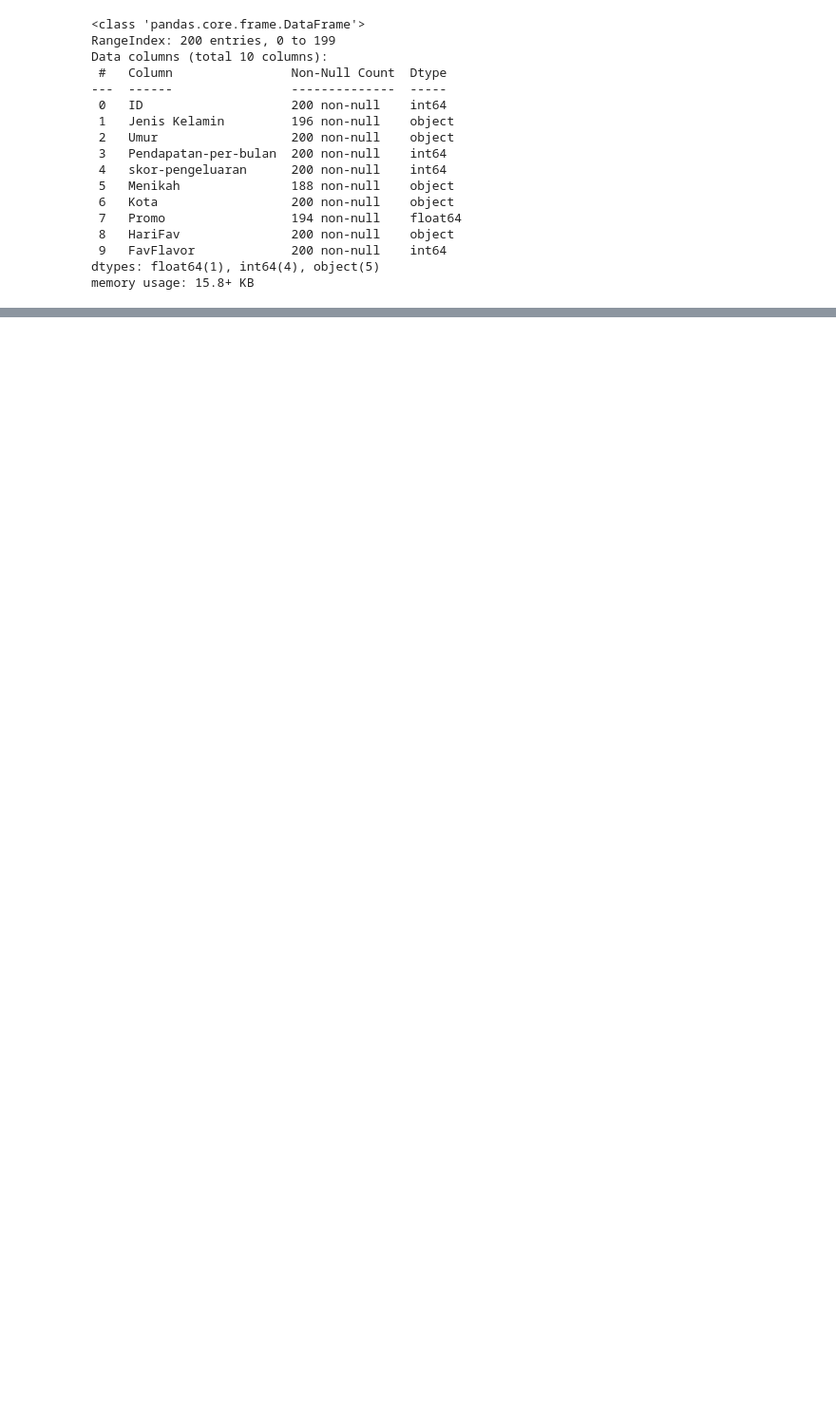
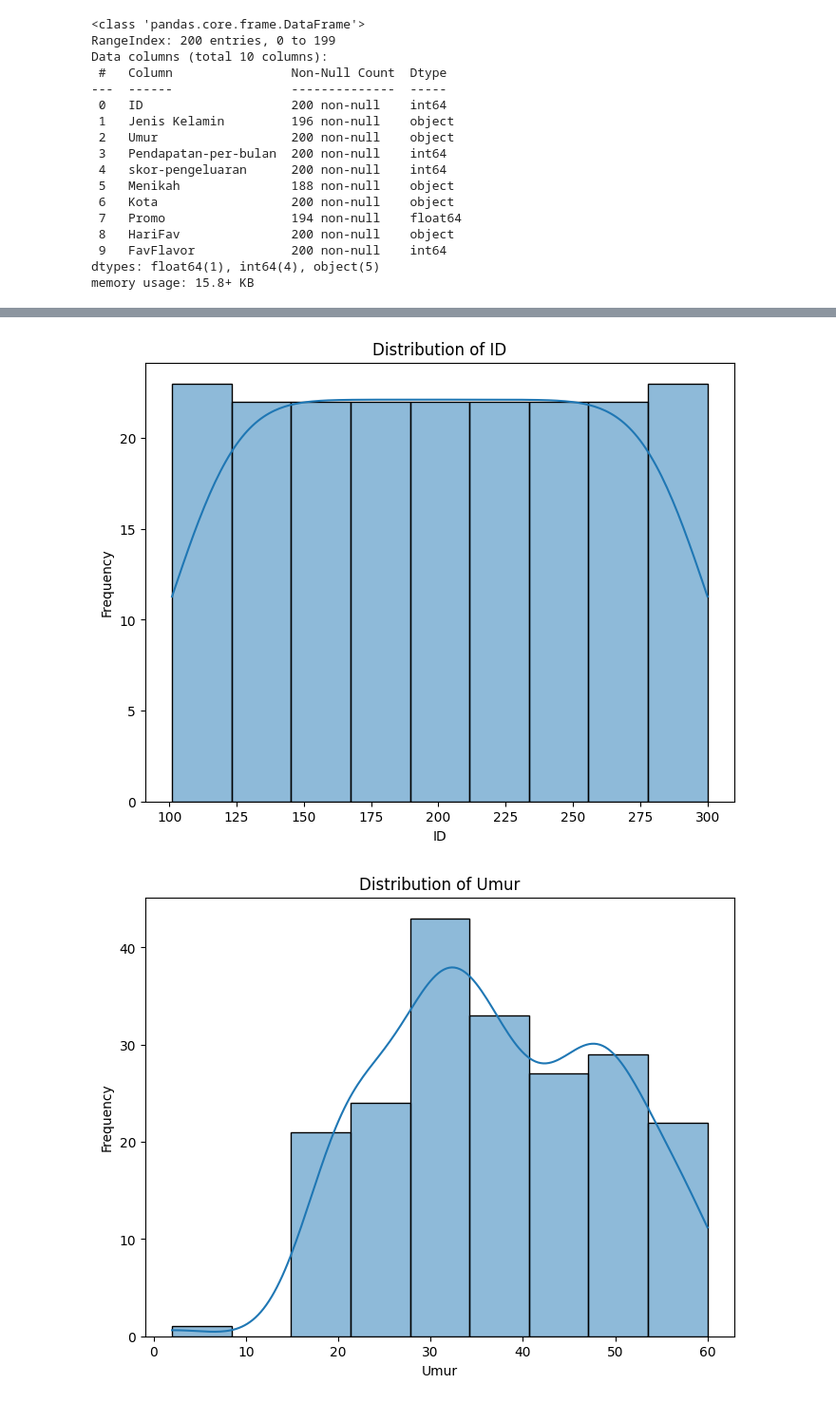
Before and after one commit to sahrul3114/Case-Study-Clustering-Analysis-Association-Rule, a Jupyter notebook: CP_02_Data_Mining_Kelompok_I.ipynb, the cells around one changed output, grey strips where cells are left out. Shown at 95% size. Cells and saved outputs as stored; diff of their text form; code cells hidden in the pictures; blank space fills up the shorter version.

```diff
--- a/CP_02_Data_Mining_Kelompok_I.ipynb
+++ b/CP_02_Data_Mining_Kelompok_I.ipynb
@@ -64,0 +208,16 @@ df.head()
+# %%
+df['Umur'] = df['Umur'].astype(str).apply(lambda x: re.sub(r'[^0-9.]', '', x))
+df['Umur'] = pd.to_numeric(df['Umur'], errors='coerce')
+
+numerical_cols = df.select_dtypes(include=np.number).columns.tolist()
+
+for col in numerical_cols:
+    plt.figure(figsize=(8, 6))
+    sns.histplot(df[col].dropna(), kde=True)  # Drop NaN values for plotting
+    plt.title(f'Distribution of {col}')
+    plt.xlabel(col)
+    plt.ylabel('Frequency')
+    plt.show()
+# %% [output]
+[figure, added]
+[figure, added]
```
Also changed, not shown: parts of 11 cells of this notebook.
